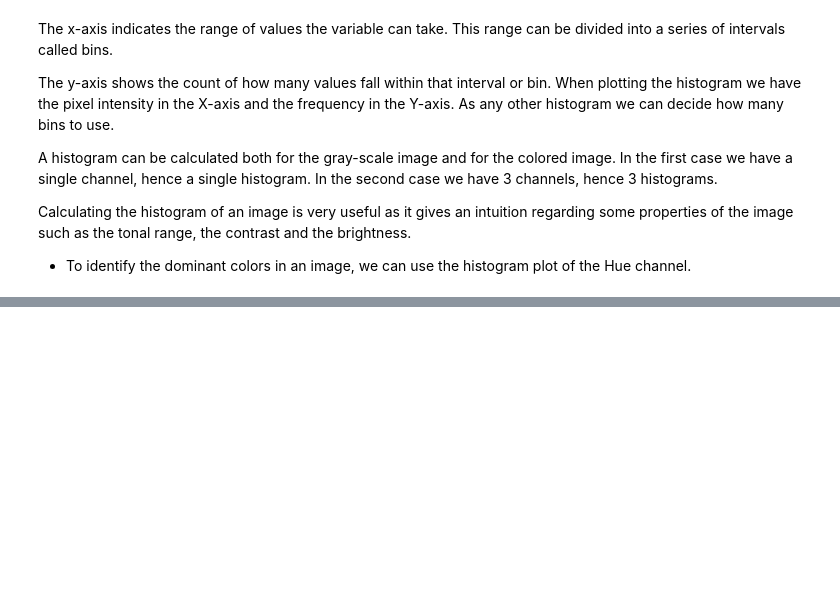
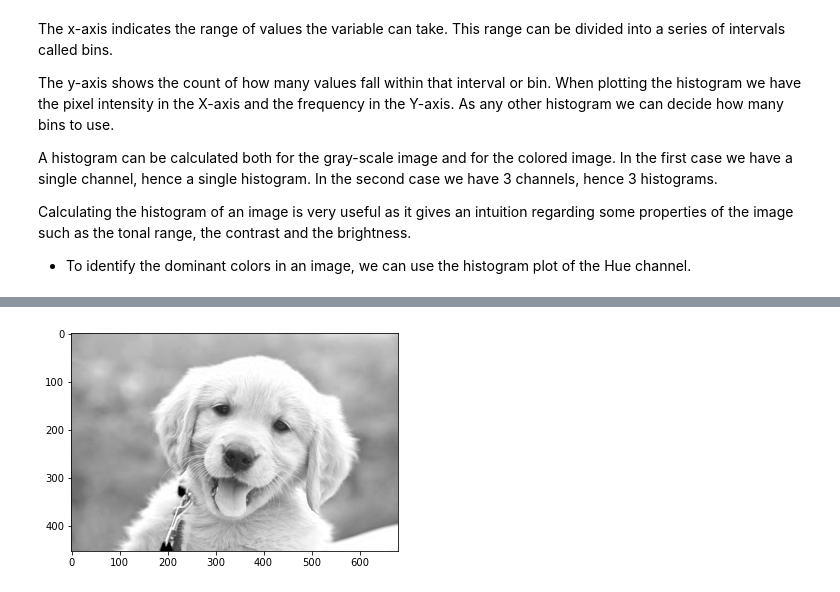
Before and after one commit to mhannani/data-mining-utils, a Jupyter notebook: Task_5.ipynb, the cells around one changed output, grey strips where cells are left out. Drawn from its saved outputs; the diff is of its cells as text; code cells hidden in the pictures; blank space fills up the shorter version.

```diff
--- a/Task_5.ipynb
+++ b/Task_5.ipynb
@@ -16,0 +37,7 @@ Calculating the histogram of an image is very useful as it gives an intuition re
+# %%
+red_channel = rgb_image[:,:,0]
+plt.imshow(red_channel, cmap='gray')
+plt.show()
+# more white more red, more black less red
+# %% [output]
+[figure, added]
```
Also changed, not shown: parts of 26 cells of this notebook, 1 other file.
